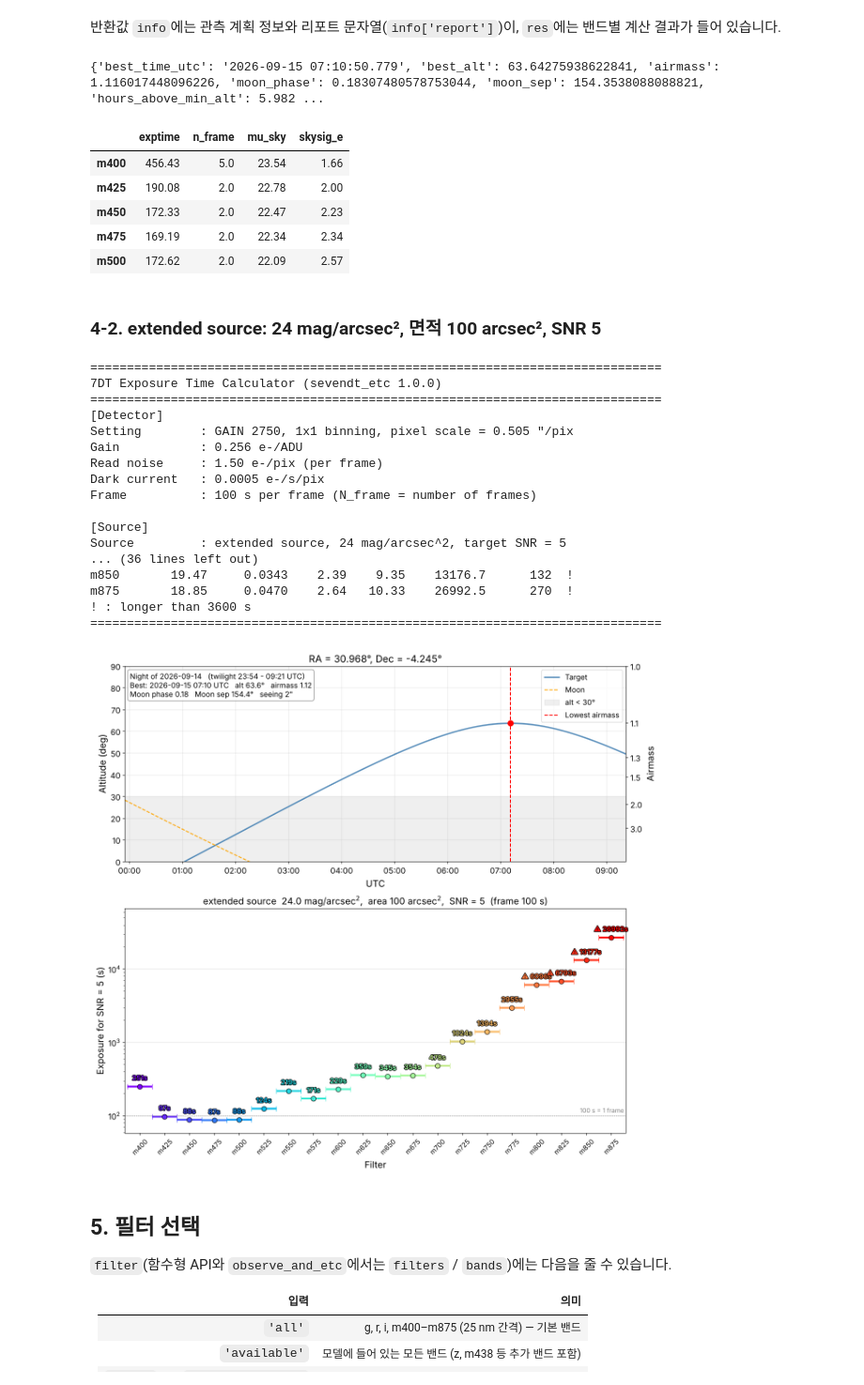
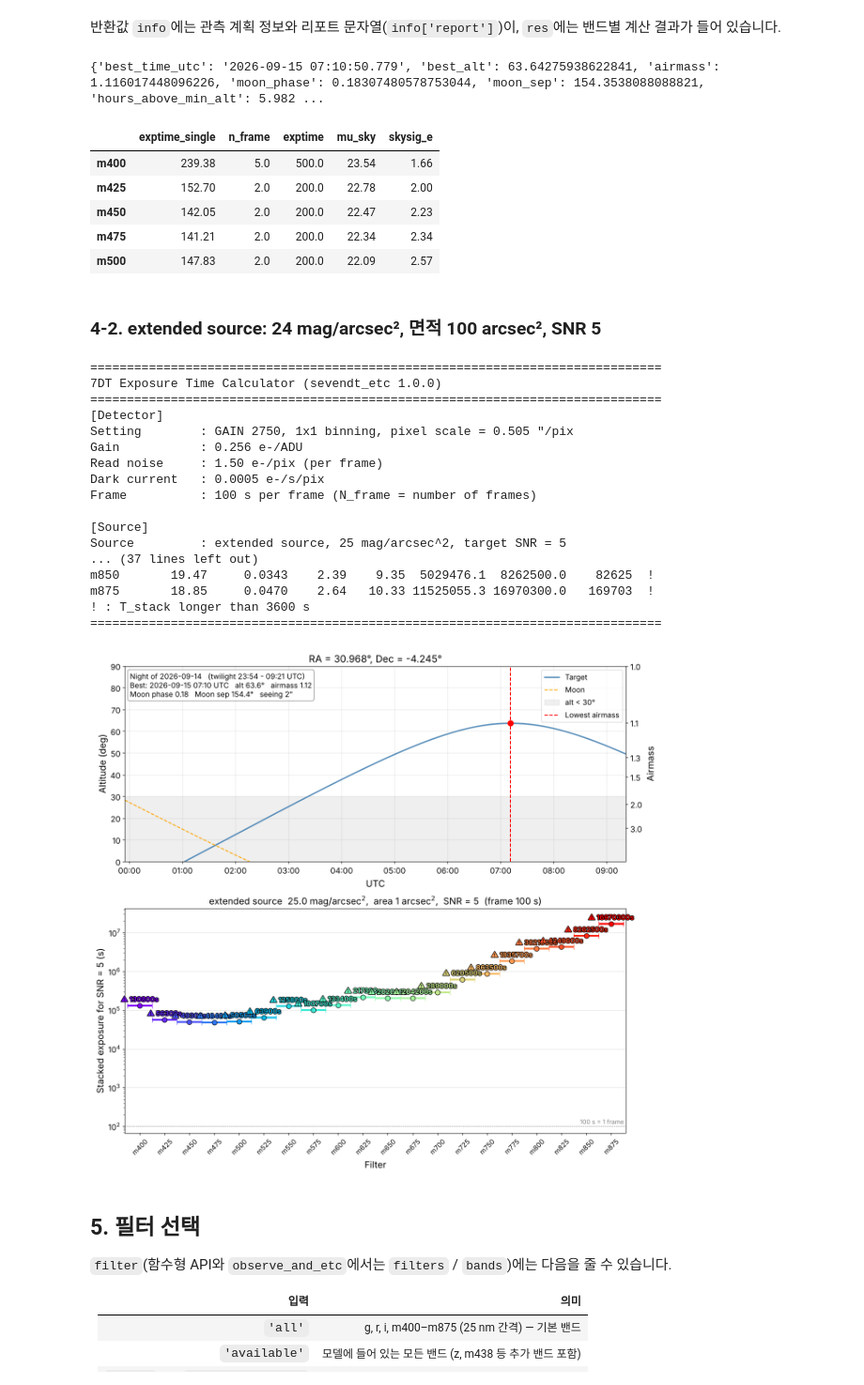
Before and after one commit to AstroWanni/7dt_etc, a Jupyter notebook: examples/7dt_etc_demo.ipynb, the cells around one changed output. Shown at 94% size. Saved outputs shown, nothing was run; the diff lists cells and outputs as text; code cells hidden in the pictures.

Commit message:
Report single exposure vs 100 s stack; single-exposure auxiliary plots

```diff
--- a/examples/7dt_etc_demo.ipynb
+++ b/examples/7dt_etc_demo.ipynb
@@ -188,38 +191,38 @@ m875       18.85     0.0470    2.64   10.33    53189.6      532  !
 반환값 `info`에는 관측 계획 정보와 리포트 문자열(`info['report']`)이, `res`에는 밴드별 계산 결과가 들어 있습니다.
 # %%
 print({k: info_pt[k] for k in ('best_time_utc', 'best_alt', 'airmass', 'moon_phase', 'moon_sep', 'hours_above_min_alt')})
-pd.DataFrame(res_pt).T[['exptime', 'n_frame', 'mu_sky', 'skysig_e']].astype(float).round(2).head(5)
+pd.DataFrame(res_pt).T[['exptime_single', 'n_frame', 'exptime', 'mu_sky', 'skysig_e']].astype(float).round(2).head(5)
 # %% [output]
 {'best_time_utc': '2026-09-15 07:10:50.779', 'best_alt': 63.64275938622841, 'airmass': 1.116017448096226, 'moon_phase': 0.18307480578753044, 'moon_sep': 154.3538088088821, 'hours_above_min_alt': 5.982 ...
-|  | exptime | n_frame | mu_sky | skysig_e |
-| m400 | 456.43 | 5.0 | 23.54 | 1.66 |
-| m425 | 190.08 | 2.0 | 22.78 | 2.00 |
-| m450 | 172.33 | 2.0 | 22.47 | 2.23 |
-| m475 | 169.19 | 2.0 | 22.34 | 2.34 |
-| m500 | 172.62 | 2.0 | 22.09 | 2.57 |
+|  | exptime_single | n_frame | exptime | mu_sky | skysig_e |
+| m400 | 239.38 | 5.0 | 500.0 | 23.54 | 1.66 |
+| m425 | 152.70 | 2.0 | 200.0 | 22.78 | 2.00 |
+| m450 | 142.05 | 2.0 | 200.0 | 22.47 | 2.23 |
+| m475 | 141.21 | 2.0 | 200.0 | 22.34 | 2.34 |
+| m500 | 147.83 | 2.0 | 200.0 | 22.09 | 2.57 |
 # %% [markdown]
 ### 4-2. extended source: 24 mag/arcsec², 면적 100 arcsec², SNR 5
 # %%
-res_ex, info_ex = observe_and_etc(**TARGET, date='2026-09-14', value=24.0, snr=5, mode='extended', area=100, seeing=2.0)
+res_ex, info_ex = observe_and_etc(**TARGET, date='2026-09-14', value=25.0, snr=5, mode='extended', area=1, seeing=2.0)
 # %% [output]
 ==============================================================================
 7DT Exposure Time Calculator (sevendt_etc 1.0.0)
 ==============================================================================
 [Detector]
 Setting        : GAIN 2750, 1x1 binning, pixel scale = 0.505 "/pix
 Gain           : 0.256 e-/ADU
 Read noise     : 1.50 e-/pix (per frame)
 Dark current   : 0.0005 e-/s/pix
 Frame          : 100 s per frame (N_frame = number of frames)
 
 [Source]
-Source         : extended source, 24 mag/arcsec^2, target SNR = 5
-... (36 lines left out)
-m850       19.47     0.0343    2.39    9.35    13176.7      132  !
-m875       18.85     0.0470    2.64   10.33    26992.5      270  !
-! : longer than 3600 s
+Source         : extended source, 25 mag/arcsec^2, target SNR = 5
+... (37 lines left out)
+m850       19.47     0.0343    2.39    9.35  5029476.1  8262500.0    82625  !
+m875       18.85     0.0470    2.64   10.33 11525055.3 16970300.0   169703  !
+! : T_stack longer than 3600 s
 ==============================================================================
-[figure, old version]
+[figure, new version]
 # %% [markdown]
 ## 5. 필터 선택
 
```
Also changed, not shown: parts of 20 cells of this notebook, 10 other files.
